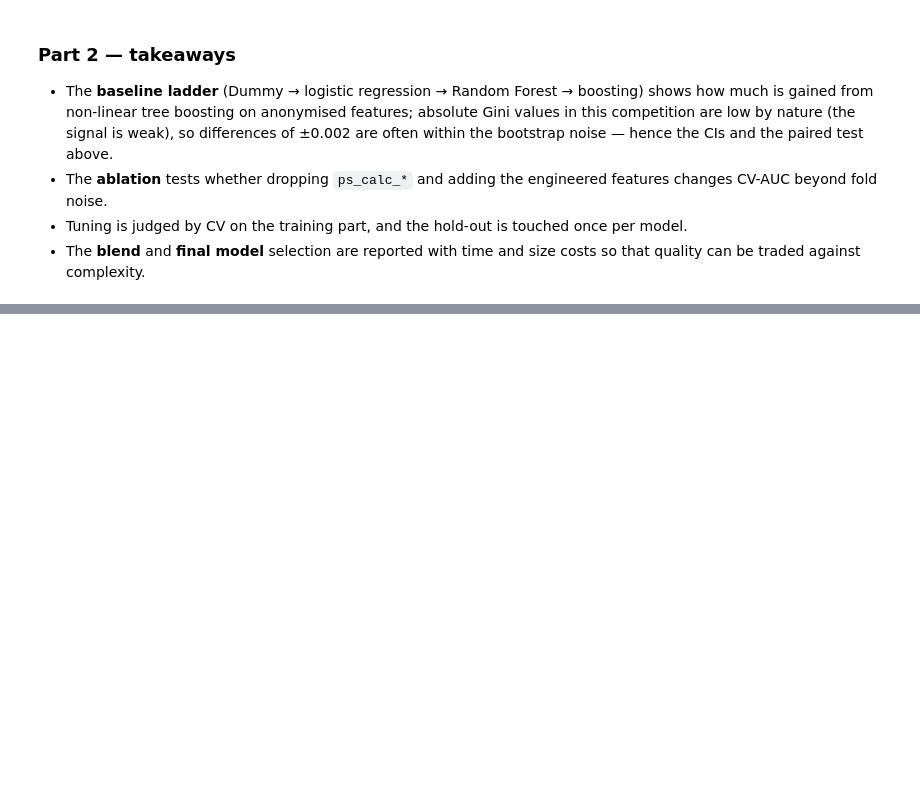
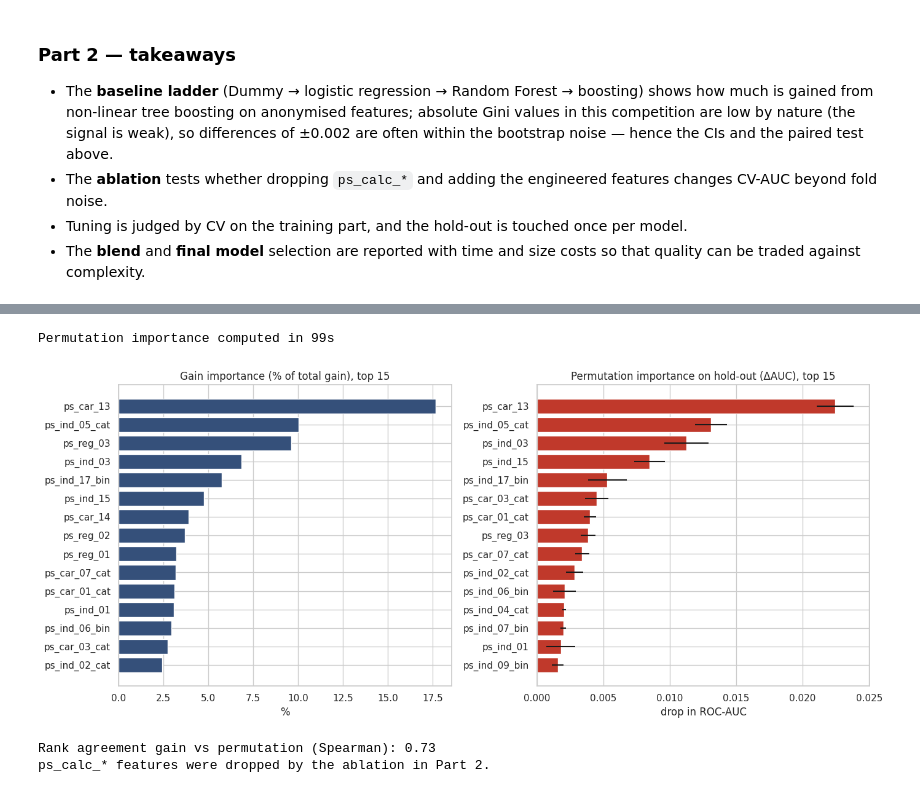
Before and after one commit to Onelvay/ai-final-project, a Jupyter notebook: Insurance_Claim_Prediction.ipynb, the cells around one changed output, grey strips where cells are left out. Cells and saved outputs as stored; diff of their text form; code cells hidden in the pictures; blank space fills up the shorter version.

```diff
--- a/Insurance_Claim_Prediction.ipynb
+++ b/Insurance_Claim_Prediction.ipynb
@@ -1746,0 +1795,36 @@ Final model (best CV-AUC): LightGBM (tuned) {'LightGBM (tuned)': 0.6412419365446
+# %%
+model = final_pipe.named_steps["model"]
+prep = final_pipe.named_steps["prep"]
+names = list(prep.get_feature_names_out())
+gain = (model.booster_.feature_importance(importance_type="gain") if hasattr(model, "booster_") else model.feature_importances_)
+gain_s = pd.Series(gain, index=names).sort_values(ascending=False)
+
+# permutation importance on a 50k hold-out sample (scoring = ROC-AUC)
+rs = np.random.RandomState(SEED)
+sub = rs.choice(len(X_test), size=min(50_000, len(X_test)), replace=False)
+t0 = time.perf_counter()
+perm = permutation_importance(final_pipe, X_test.iloc[sub], y_test.iloc[sub], scoring="roc_auc",
+                              n_repeats=3, random_state=SEED, n_jobs=1)
+perm_df = pd.DataFrame({"feature": X_test.columns, "mean": perm.importances_mean, "std": perm.importances_std}).sort_values("mean", ascending=False)
+print(f"Permutation importance computed in {time.perf_counter() - t0:.0f}s")
+
+fig, axes = plt.subplots(1, 2, figsize=(14, 6))
+g = gain_s.head(15)[::-1]; axes[0].barh(g.index, g.values / gain_s.sum() * 100, color="#35507a")
+axes[0].set(title="Gain importance (% of total gain), top 15", xlabel="%")
+p15 = perm_df.head(15)[::-1]; axes[1].barh(p15["feature"], p15["mean"], xerr=p15["std"], color="#c0392b")
+axes[1].set(title="Permutation importance on hold-out (ΔAUC), top 15", xlabel="drop in ROC-AUC")
+plt.tight_layout(); save_fig("10_feature_importance"); plt.show()
+
+rho = spearmanr(gain_s.reindex(perm_df["feature"]).values, perm_df["mean"].values).correlation
+print(f"Rank agreement gain vs permutation (Spearman): {rho:.2f}")
+calc_in_model = [c for c in X_test.columns if c.startswith("ps_calc_")]
+if calc_in_model:
+    print("Mean permutation importance of ps_calc_* features:", round(perm_df[perm_df.feature.isin(calc_in_model)]["mean"].mean(), 6), "(≈0 => noise)")
+else:
+    print("ps_calc_* features were dropped by the ablation in Part 2.")
+perm_df.to_csv(REPORTS / "permutation_importance.csv", index=False)
+# %% [output]
+Permutation importance computed in 99s
+[figure, added]
+Rank agreement gain vs permutation (Spearman): 0.73
+ps_calc_* features were dropped by the ablation in Part 2.
```
Also changed, not shown: parts of 20 cells of this notebook.
